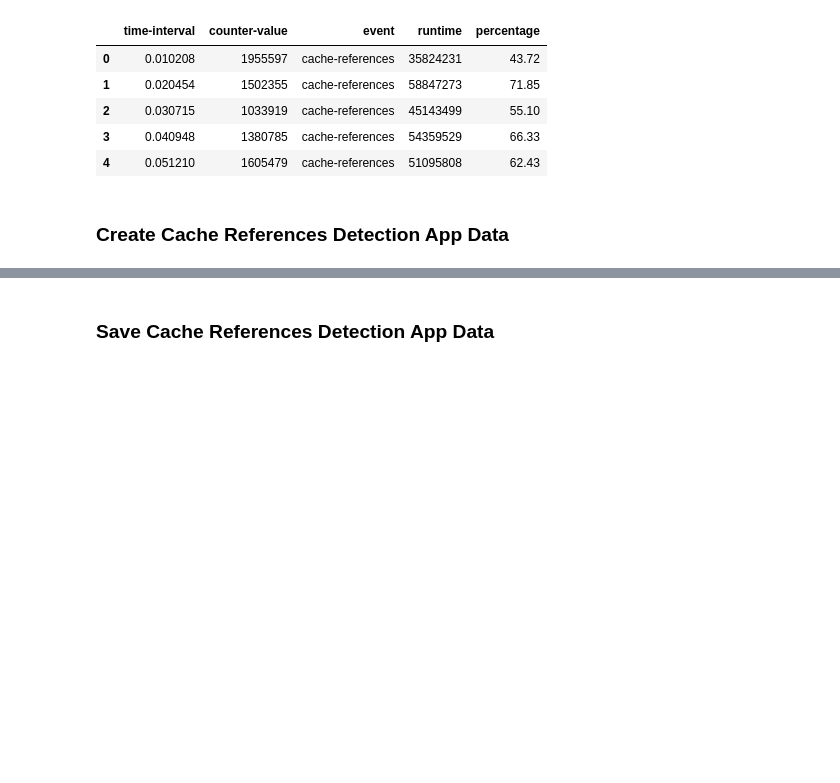
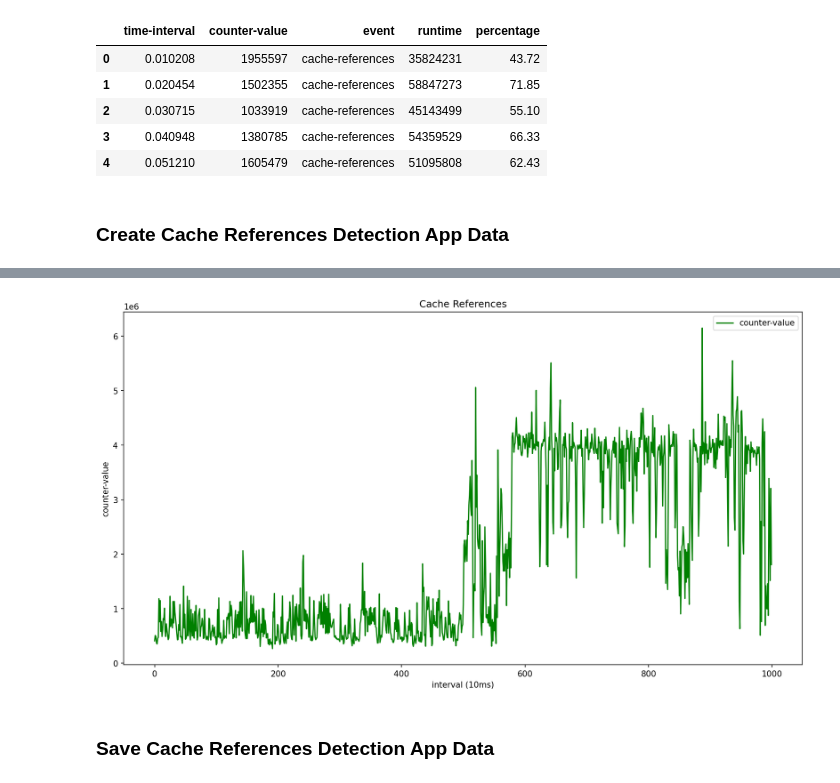
Before and after one commit to olihofmann/cas-aml, a Jupyter notebook: crypto-ransomware-detection/create-detection-app-data.ipynb, the cells around one changed output, grey strips where cells are left out. Saved outputs shown, nothing was run; the diff lists cells and outputs as text; code cells hidden in the pictures; blank space fills up the shorter version.

```diff
--- a/crypto-ransomware-detection/create-detection-app-data.ipynb
+++ b/crypto-ransomware-detection/create-detection-app-data.ipynb
@@ -115,3 +133,7 @@ cache_references_app_data.head()
+# %%
+plot_time_series(cache_references_app_data, "Cache References")
+# %% [output]
+[figure, added]
 # %% [markdown]
 ### Save Cache References Detection App Data
 # %%
```
Also changed, not shown: parts of 7 cells of this notebook, 2 other files.
